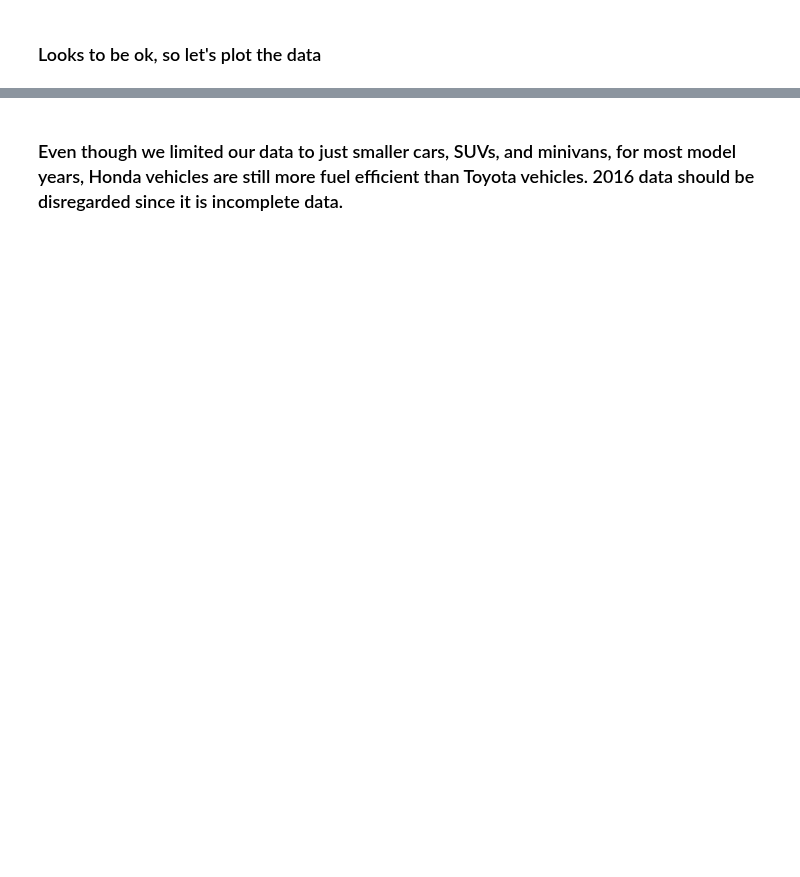
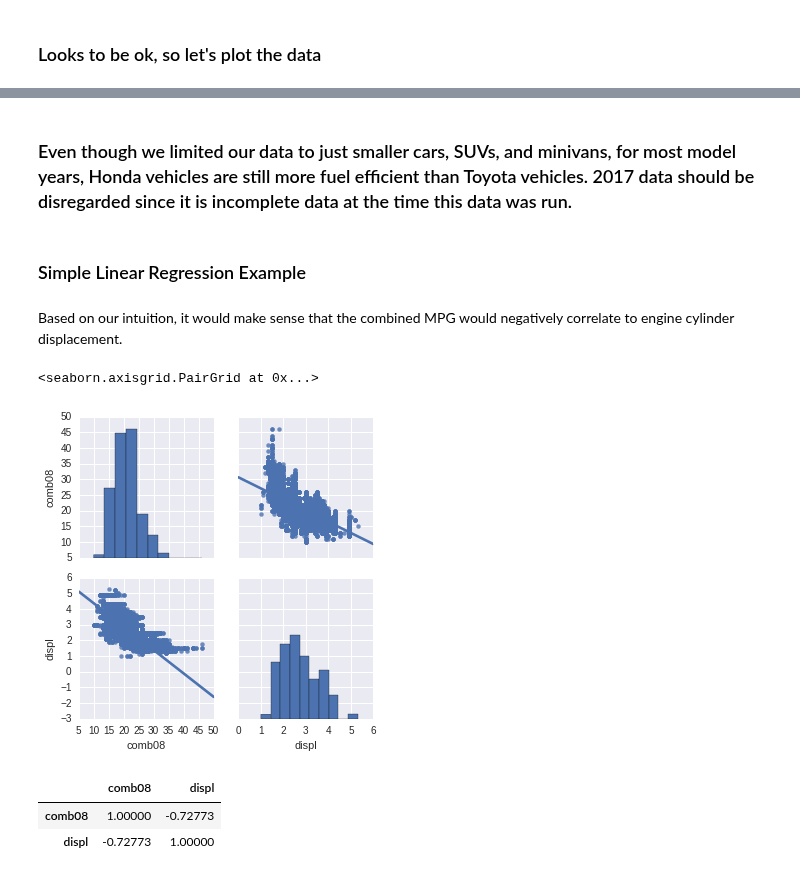
Before and after one commit to pybokeh/jupyter_notebooks, a Jupyter notebook: pandas/fuel_efficiency_python.ipynb, the cells around one changed output, grey strips where cells are left out. Cells and saved outputs as stored; diff of their text form; code cells hidden in the pictures; blank space fills up the shorter version.

```diff
--- a/pandas/fuel_efficiency_python.ipynb
+++ b/pandas/fuel_efficiency_python.ipynb
@@ -321,2 +377,17 @@ plt.show()
 # %% [markdown]
-### Even though we limited our data to just smaller cars, SUVs, and minivans, for most model years, Honda vehicles are still more fuel efficient than Toyota vehicles.  2016 data should be disregarded since it is incomplete data.
+### Even though we limited our data to just smaller cars, SUVs, and minivans, for most model years, Honda vehicles are still more fuel efficient than Toyota vehicles.  2017 data should be disregarded since it is incomplete data at the time this data was run.
+# %% [markdown]
+### Simple Linear Regression Example
+# %% [markdown]
+Based on our intuition, it would make sense that the combined MPG would negatively correlate to engine cylinder displacement.
+# %%
+sql = """
+select
+comb08,
+displ
+
+from mainstream_vehicles
+
+"""
+
+df = pdsql(sql)
@@ -322,0 +396,13 @@ plt.show()
+# %%
+df.displ = df.displ.astype(float)
+# %%
+sns.pairplot(df, kind='reg')
+# %% [output]
+<seaborn.axisgrid.PairGrid at 0x...>
+[figure, added]
+# %%
+df.corr()
+# %% [output]
+|  | comb08 | displ |
+| comb08 | 1.00000 | -0.72773 |
+| displ | -0.72773 | 1.00000 |
```
Also changed, not shown: parts of 34 cells of this notebook, 1 other file.
